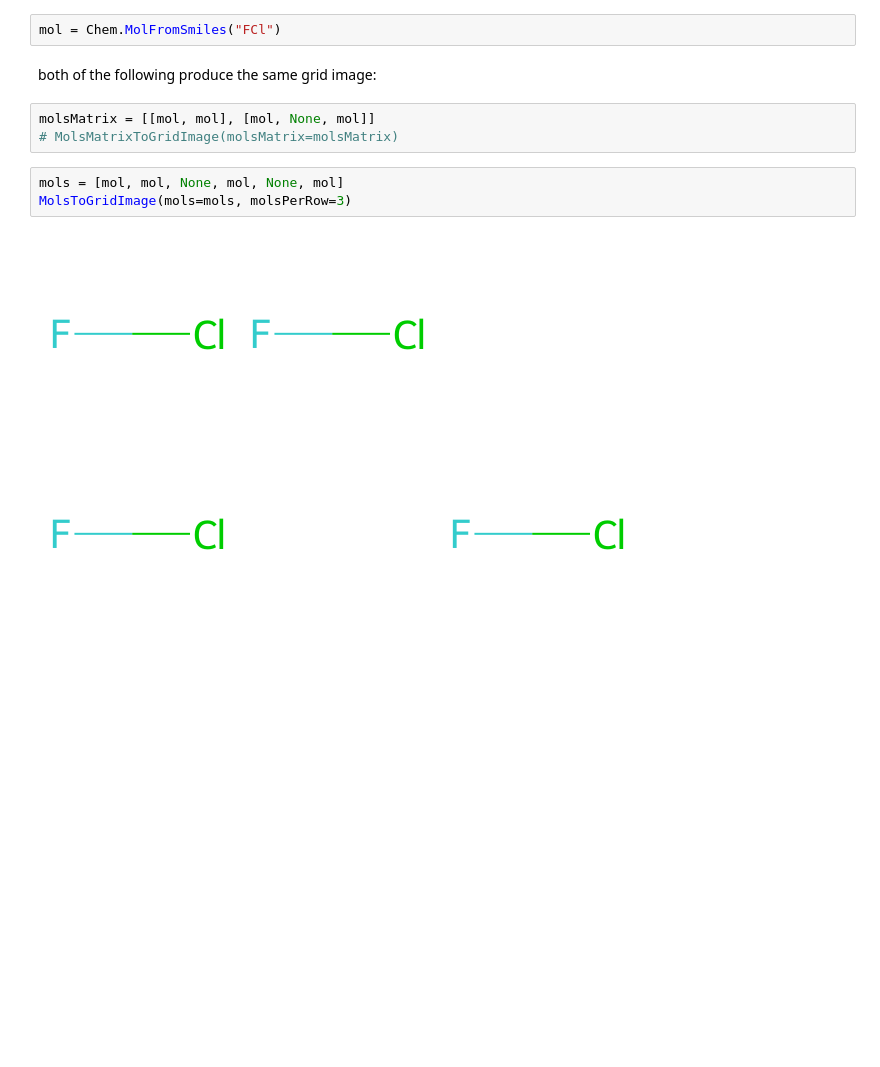
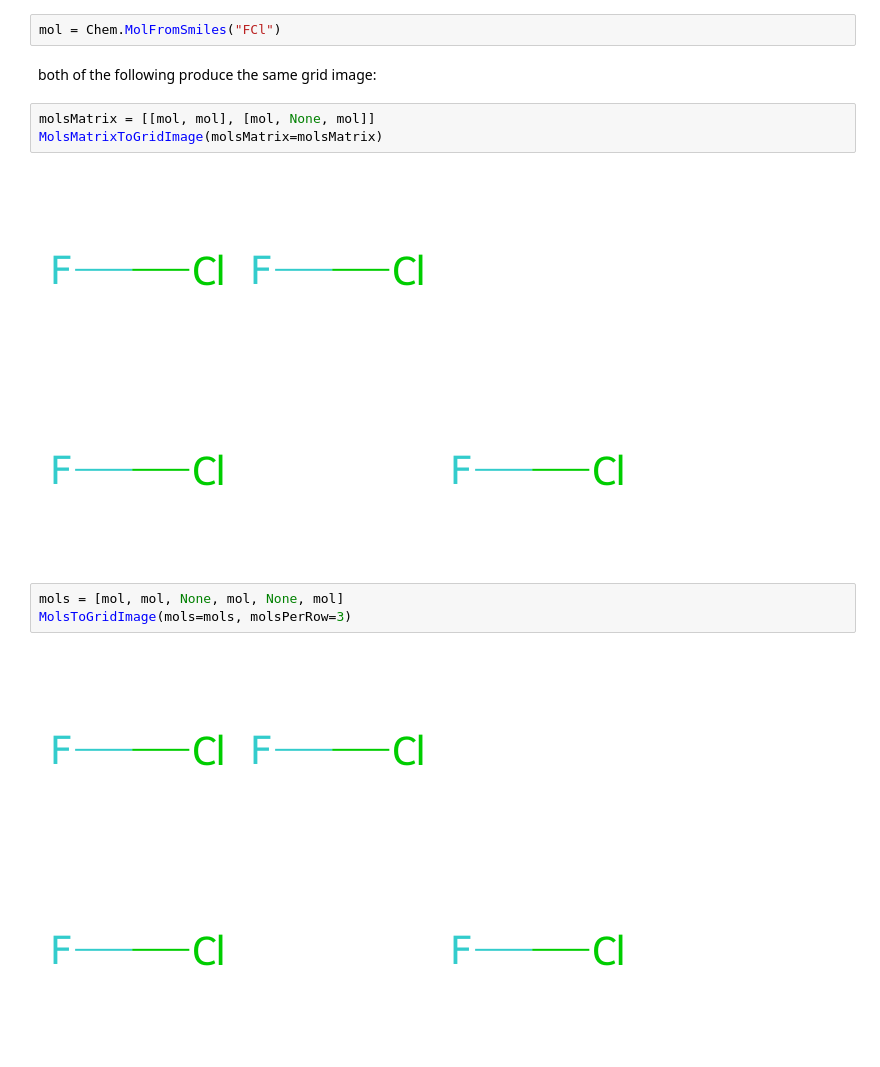
Before and after one commit to bertiewooster/rdkit_blog, a Jupyter notebook: notebooks/Plotting Rows and Columns of Molecules with MolsMatrixToGridImage.ipynb, the cells around one changed output. Saved outputs shown, nothing was run; the diff lists cells and outputs as text; blank space fills up the shorter version.

Commit message:
Initial working version of MolsMatrixToGridImage notebook

```diff
--- a/notebooks/Plotting Rows and Columns of Molecules with MolsMatrixToGridImage.ipynb
+++ b/notebooks/Plotting Rows and Columns of Molecules with MolsMatrixToGridImage.ipynb
@@ -23,7 +26,9 @@ mol = Chem.MolFromSmiles("FCl")
 both of the following produce the same grid image:
 # %%
 molsMatrix = [[mol, mol], [mol, None, mol]]
-# MolsMatrixToGridImage(molsMatrix=molsMatrix)
+MolsMatrixToGridImage(molsMatrix=molsMatrix)
+# %% [output]
+[figure, added]
 # %%
 mols = [mol, mol, None, mol, None, mol]
 MolsToGridImage(mols=mols, molsPerRow=3)
```
Also changed, not shown: parts of 12 cells of this notebook.
